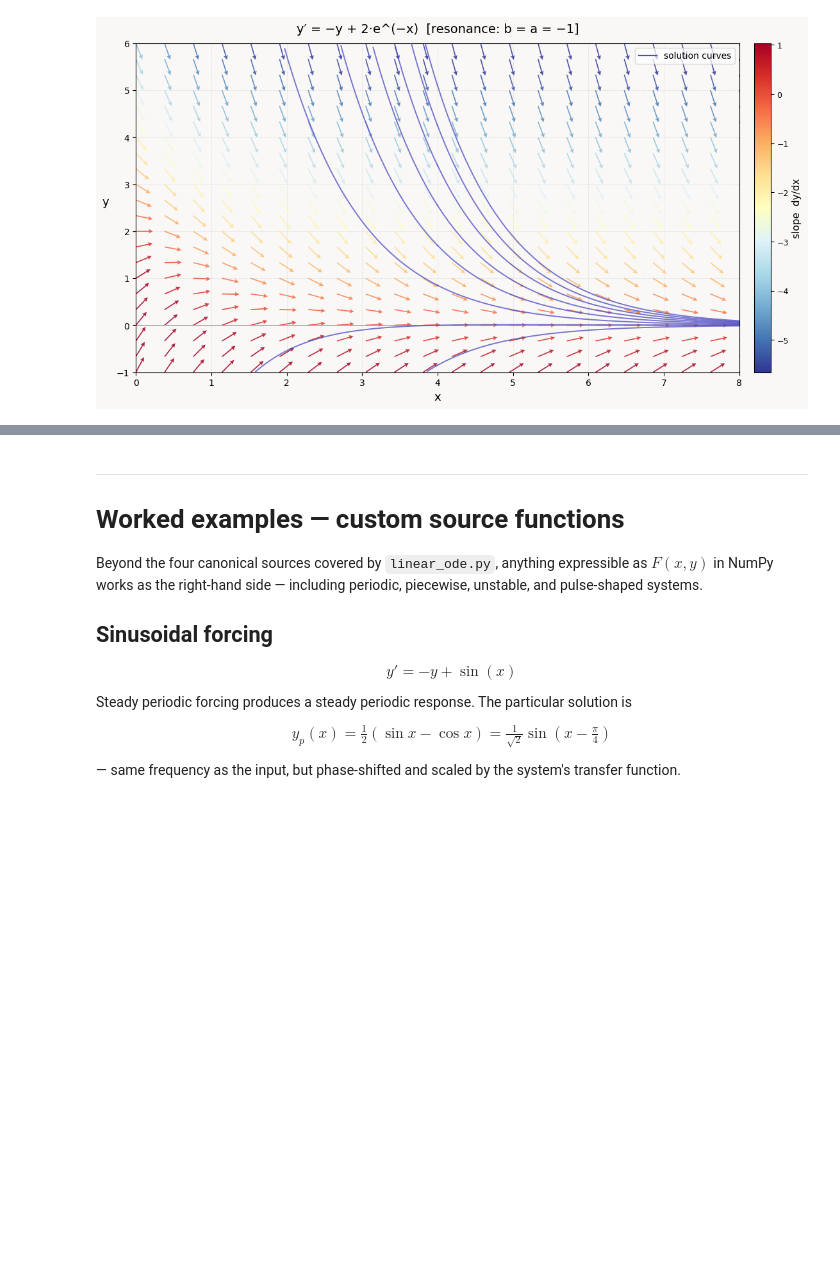
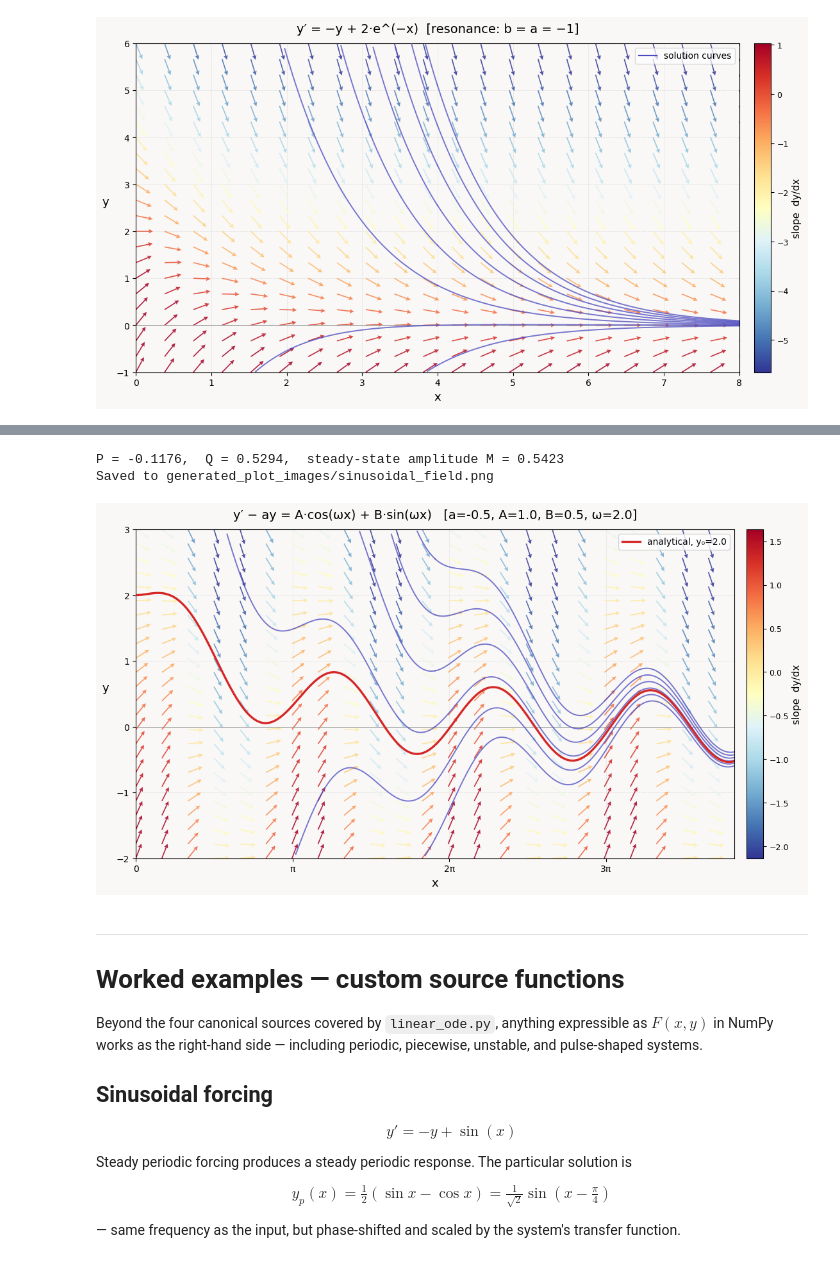
Before and after one commit to dbinoy/diffeqtools, a Jupyter notebook: playground.ipynb, the cells around one changed output, grey strips where cells are left out. Saved outputs shown, nothing was run; the diff lists cells and outputs as text; code cells hidden in the pictures; blank space fills up the shorter version.

Commit message:
Add section to demonstrate closed form solution with sinusoidal forcing function

```diff
--- a/playground.ipynb
+++ b/playground.ipynb
@@ -223,3 +259,38 @@ Saved to generated_plot_images/resonance_field.png
+# %%
+# Sinusoidal forcing — analytical solution overlaid on slope field
+a, A, B, w = -0.5, 1.0, 0.5, 2.0
+y0_init    = 2.0
+
+# Particular-solution coefficients (undetermined coefficients)
+P = -(a * A + B * w) / (a**2 + w**2)
+Q =  (A * w - a * B) / (a**2 + w**2)
+M = np.sqrt(A**2 + B**2) / np.sqrt(a**2 + w**2)
+print(f"P = {P:.4f},  Q = {Q:.4f},  steady-state amplitude M = {M:.4f}")
+
+# Slope field for y' = a*y + A*cos(w x) + B*sin(w x)
+fig, ax = plot_vector_field(
+    F        = lambda x, y: a * y + A * np.cos(w * x) + B * np.sin(w * x),
+    x_range  = (0, 12),
+    y_range  = (-2, 3),
+    density  = 24,
+    n_curves = 6,
+    title    = f"y′ − ay = A·cos(ωx) + B·sin(ωx)   [a={a}, A={A}, B={B}, ω={w}]",
+    save_path= 'generated_plot_images/sinusoidal_field.png',
+)
+
+# Overlay the analytical solution  y(x) = (y0 - P) e^(a x) + P cos(w x) + Q sin(w x)
+xs = np.linspace(0, 12, 600)
+y_analytical = (y0_init - P) * np.exp(a * xs) + P * np.cos(w * xs) + Q * np.sin(w * xs)
+ax.plot(xs, y_analytical, color="#d62728", linewidth=2.4, zorder=5,
+        label=f"analytical, y₀={y0_init}")
+ax.legend(loc="upper right", fontsize=10, framealpha=0.8, edgecolor="#ccc")
+
+# Re-save with the overlay included
+fig.savefig('generated_plot_images/sinusoidal_field.png', dpi=150, bbox_inches='tight')
+# %% [output]
+P = -0.1176,  Q = 0.5294,  steady-state amplitude M = 0.5423
+Saved to generated_plot_images/sinusoidal_field.png
+[figure, added]
 # %% [markdown]
 ---
 
```
Also changed, not shown: parts of 1 cell of this notebook.
